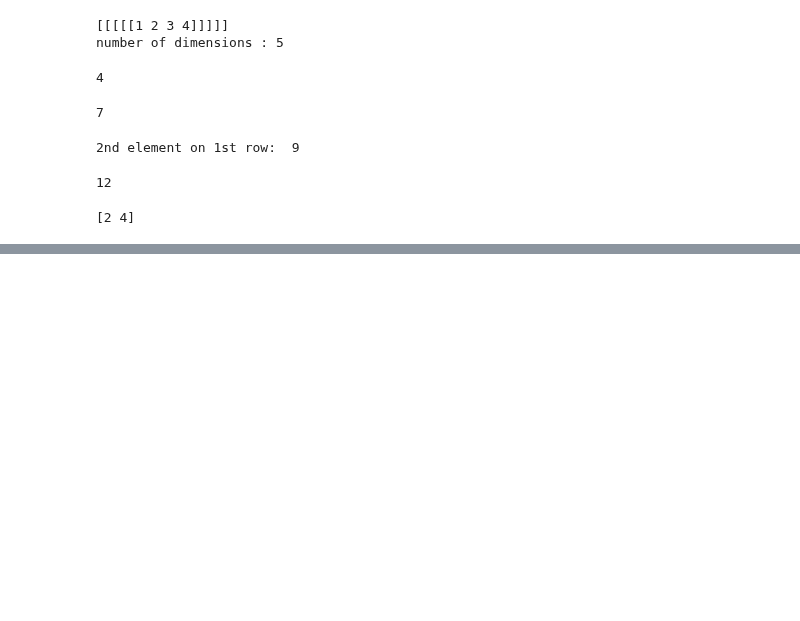
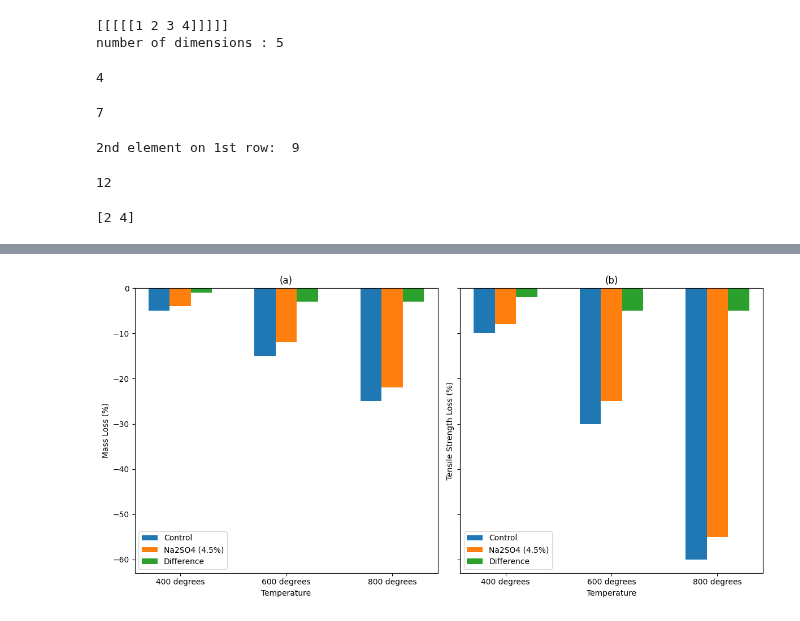
Before and after one commit to MBAhmadi/ML-Learning, a Jupyter notebook: numpy_training.ipynb, the cells around one changed output, grey strips where cells are left out. Drawn from its saved outputs; the diff is of its cells as text; code cells hidden in the pictures; blank space fills up the shorter version.

```diff
--- a/numpy_training.ipynb
+++ b/numpy_training.ipynb
@@ -118,0 +130,53 @@ salam
+# %%
+import matplotlib.pyplot as plt
+import numpy as np
+
+# Example data
+categories = ['Control', 'Na2SO4 (4.5%)', 'Difference']
+temperatures = ['400 degrees', '600 degrees', '800 degrees']
+data_mass_loss = [
+    [-5, -15, -25],   # Control
+    [-4, -12, -22],   # Na2SO4 (4.5%)
+    [-1, -3, -3]      # Difference
+]
+
+data_tensile_loss = [
+    [-10, -30, -60],  # Control
+    [-8, -25, -55],   # Na2SO4 (4.5%)
+    [-2, -5, -5]      # Difference
+]
+
+x = np.arange(len(temperatures))  # the label locations
+width = 0.2  # the width of the bars
+
+fig, (ax1, ax2) = plt.subplots(1, 2, figsize=(12, 6), sharey=True)
+
+# Plotting for the first chart (a)
+for i in range(len(categories)):
+    ax1.bar(x - width + i*width, data_mass_loss[i], width, label=categories[i])
+
+# Plotting for the second chart (b)
+for i in range(len(categories)):
+    ax2.bar(x - width + i*width, data_tensile_loss[i], width, label=categories[i])
+
+# Adding labels, titles, and custom x-axis tick labels
+ax1.set_xlabel('Temperature')
+ax1.set_ylabel('Mass Loss (%)')
+ax1.set_title('(a)')
+ax1.set_xticks(x)
+ax1.set_xticklabels(temperatures)
+
+ax2.set_xlabel('Temperature')
+ax2.set_ylabel('Tensile Strength Loss (%)')
+ax2.set_title('(b)')
+ax2.set_xticks(x)
+ax2.set_xticklabels(temperatures)
+
+# Adding legend
+ax1.legend(loc='best')
+ax2.legend(loc='best')
+
+plt.tight_layout()
+plt.show()
+# %% [output]
+[figure, added]
```
Also changed, not shown: parts of 5 cells of this notebook.
